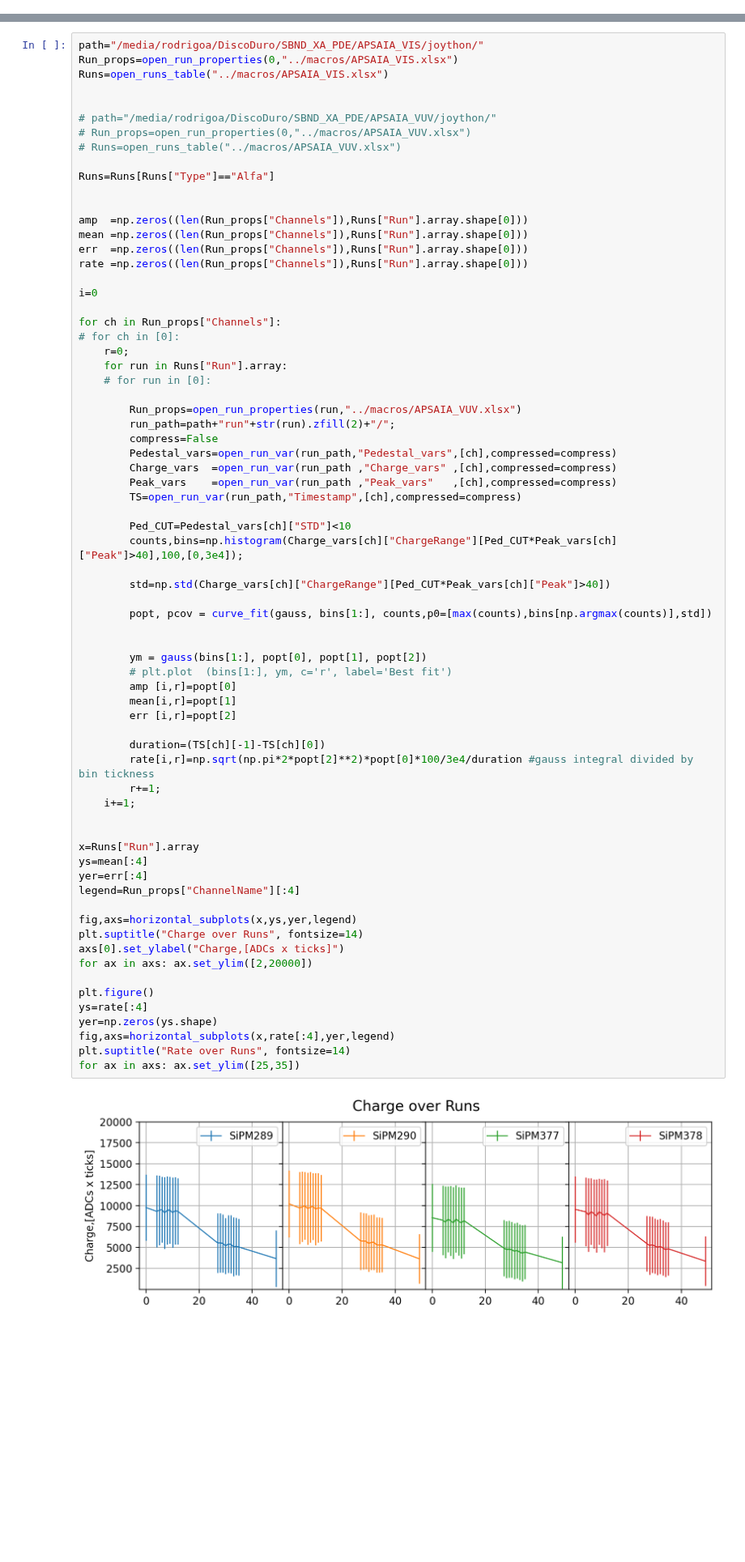
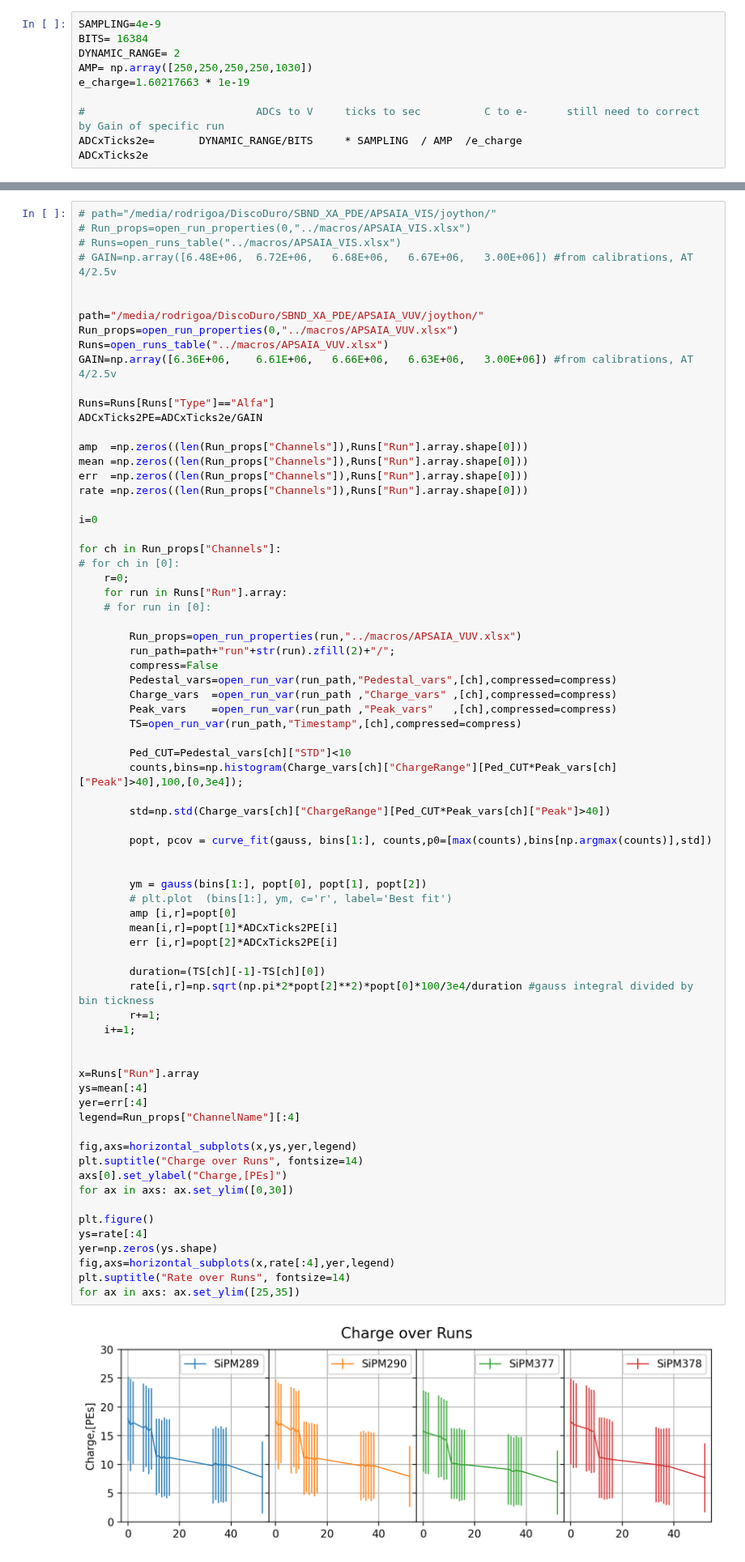
Before and after one commit to CIEMAT-Neutrino/SCINT, a Jupyter notebook: joython/joython_notebooks/Charges.ipynb, the cells around one changed output, grey strips where cells are left out. Shown at 81% size. Drawn from its saved outputs; the diff is of its cells as text; blank space fills up the shorter version.

```diff
--- a/joython/joython_notebooks/Charges.ipynb
+++ b/joython/joython_notebooks/Charges.ipynb
@@ -16,0 +10,10 @@ ADCxTicks2Pcoulombs=
+# %%
+SAMPLING=4e-9
+BITS= 16384
+DYNAMIC_RANGE= 2
+AMP= np.array([250,250,250,250,1030])
+e_charge=1.60217663 * 1e-19
+
+#                           ADCs to V     ticks to sec          C to e-      still need to correct by Gain of specific run
+ADCxTicks2e=       DYNAMIC_RANGE/BITS     * SAMPLING  / AMP  /e_charge
+ADCxTicks2e
@@ -17,17 +23,19 @@ ADCxTicks2Pcoulombs=
 # %% [markdown]
 ## Multiple runs
 # %%
-path="/media/rodrigoa/DiscoDuro/SBND_XA_PDE/APSAIA_VIS/joython/"
-Run_props=open_run_properties(0,"../macros/APSAIA_VIS.xlsx")
-Runs=open_runs_table("../macros/APSAIA_VIS.xlsx")
+# path="/media/rodrigoa/DiscoDuro/SBND_XA_PDE/APSAIA_VIS/joython/"
+# Run_props=open_run_properties(0,"../macros/APSAIA_VIS.xlsx")
+# Runs=open_runs_table("../macros/APSAIA_VIS.xlsx")
+# GAIN=np.array([6.48E+06,	6.72E+06,	6.68E+06,	6.67E+06,	3.00E+06]) #from calibrations, AT 4/2.5v
 
 
-# path="/media/rodrigoa/DiscoDuro/SBND_XA_PDE/APSAIA_VUV/joython/"
-# Run_props=open_run_properties(0,"../macros/APSAIA_VUV.xlsx")
-# Runs=open_runs_table("../macros/APSAIA_VUV.xlsx")
+path="/media/rodrigoa/DiscoDuro/SBND_XA_PDE/APSAIA_VUV/joython/"
+Run_props=open_run_properties(0,"../macros/APSAIA_VUV.xlsx")
+Runs=open_runs_table("../macros/APSAIA_VUV.xlsx")
+GAIN=np.array([6.36E+06,	6.61E+06,	6.66E+06,	6.63E+06,	3.00E+06]) #from calibrations, AT 4/2.5v
 
 Runs=Runs[Runs["Type"]=="Alfa"]
-
+ADCxTicks2PE=ADCxTicks2e/GAIN
 
 amp  =np.zeros((len(Run_props["Channels"]),Runs["Run"].array.shape[0]))
 mean =np.zeros((len(Run_props["Channels"]),Runs["Run"].array.shape[0]))
@@ -56,36 +64,36 @@ for ch in Run_props["Channels"]:
         std=np.std(Charge_vars[ch]["ChargeRange"][Ped_CUT*Peak_vars[ch]["Peak"]>40])
 
         popt, pcov = curve_fit(gauss, bins[1:], counts,p0=[max(counts),bins[np.argmax(counts)],std])
 
 
         ym = gauss(bins[1:], popt[0], popt[1], popt[2])
         # plt.plot  (bins[1:], ym, c='r', label='Best fit')
         amp [i,r]=popt[0]
-        mean[i,r]=popt[1]
-        err [i,r]=popt[2]
+        mean[i,r]=popt[1]*ADCxTicks2PE[i]
+        err [i,r]=popt[2]*ADCxTicks2PE[i]
 
         duration=(TS[ch][-1]-TS[ch][0])
         rate[i,r]=np.sqrt(np.pi*2*popt[2]**2)*popt[0]*100/3e4/duration #gauss integral divided by bin tickness
         r+=1;
     i+=1;
 
 
 x=Runs["Run"].array
 ys=mean[:4]
 yer=err[:4]
 legend=Run_props["ChannelName"][:4]
 
 fig,axs=horizontal_subplots(x,ys,yer,legend)
 plt.suptitle("Charge over Runs", fontsize=14)
-axs[0].set_ylabel("Charge,[ADCs x ticks]")
-for ax in axs: ax.set_ylim([2,20000])
+axs[0].set_ylabel("Charge,[PEs]")
+for ax in axs: ax.set_ylim([0,30])
 
 plt.figure()
 ys=rate[:4]
 yer=np.zeros(ys.shape)
 fig,axs=horizontal_subplots(x,rate[:4],yer,legend)
 plt.suptitle("Rate over Runs", fontsize=14)
 for ax in axs: ax.set_ylim([25,35])
 # %% [output]
-[figure, old version]
+[figure, new version]
 <Figure size 432x288 with 0 Axes>
```
Also changed, not shown: parts of 7 cells of this notebook, 4 other files.
